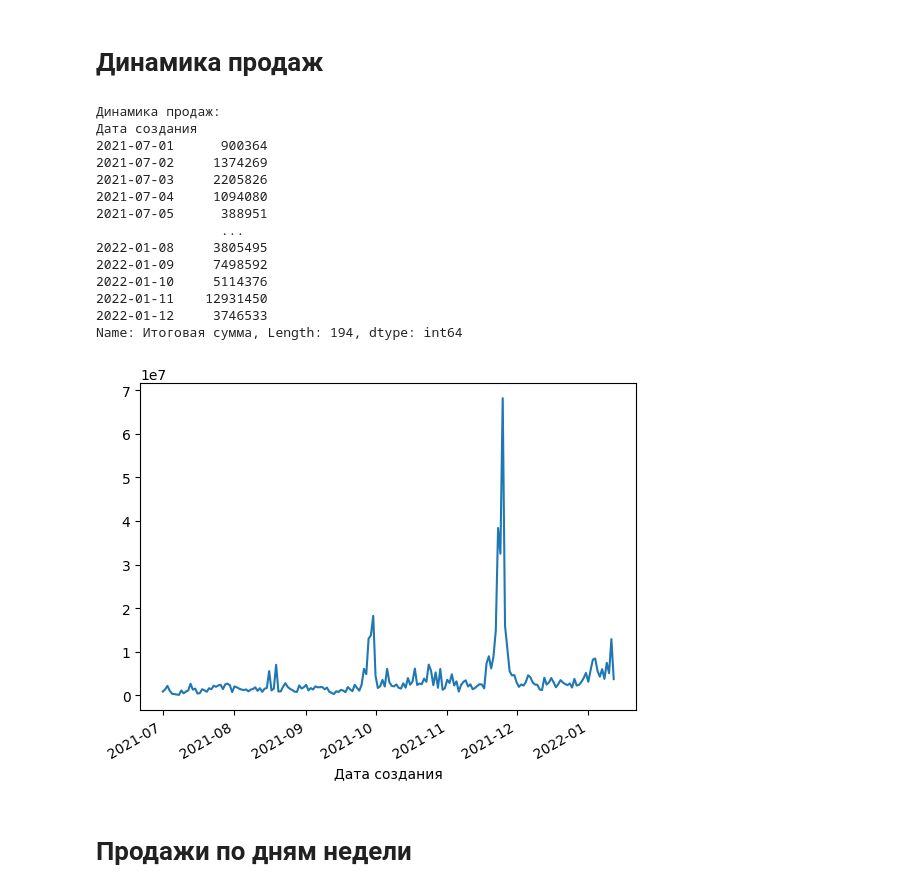
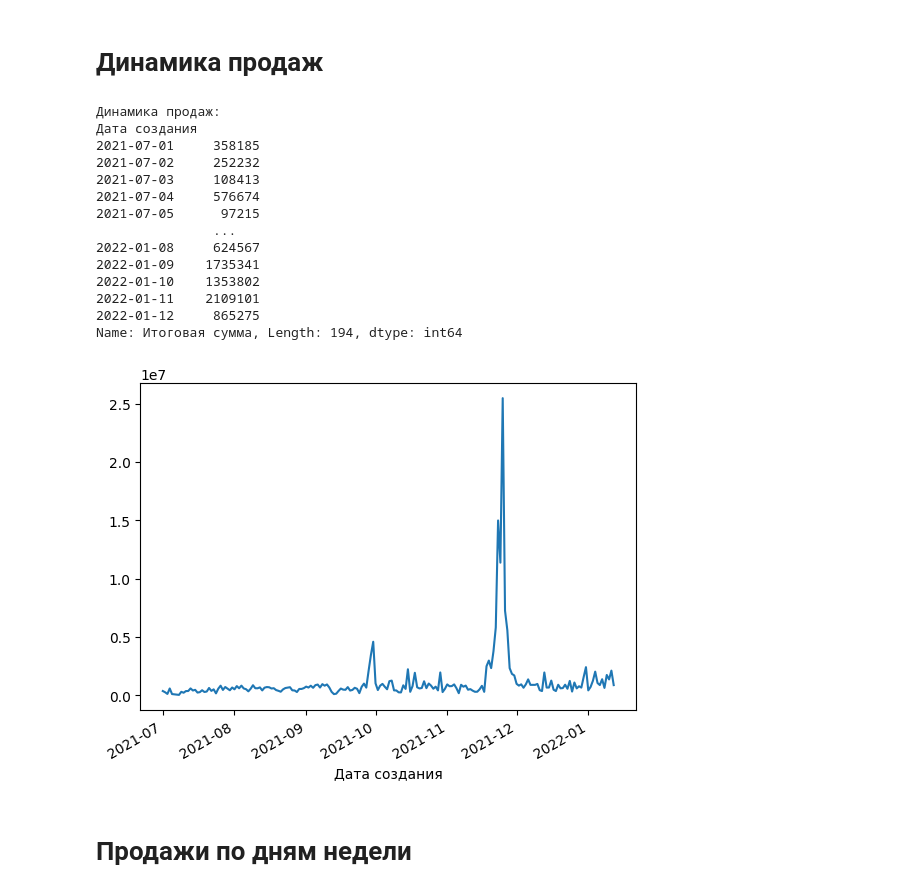
Before and after one commit to OlgaRv/Lesson_INT_AD, a Jupyter notebook: Lesson_01.ipynb, the cells around one changed output. Saved outputs shown, nothing was run; the diff lists cells and outputs as text; code cells hidden in the pictures.

```diff
--- a/Lesson_01.ipynb
+++ b/Lesson_01.ipynb
@@ -199,28 +199,28 @@ plt.show()
 # Динамика продаж
 # %%
 # Динамика продаж
-sales_dynamics = df.groupby('Дата создания')['Итоговая сумма'].sum()
+sales_dynamics = df.query('Статус in ("завершен", "получен")').groupby('Дата создания')['Итоговая сумма'].sum()
 print("Динамика продаж:")
 print(sales_dynamics)
 
 sales_dynamics.plot()
 plt.show()
 # %% [output]
 Динамика продаж:
 Дата создания
-2021-07-01      900364
-2021-07-02     1374269
-2021-07-03     2205826
-2021-07-04     1094080
-2021-07-05      388951
-                ...
-2022-01-08     3805495
-2022-01-09     7498592
-2022-01-10     5114376
-2022-01-11    12931450
-2022-01-12     3746533
+2021-07-01     358185
+2021-07-02     252232
+2021-07-03     108413
+2021-07-04     576674
+2021-07-05      97215
+               ...
+2022-01-08     624567
+2022-01-09    1735341
+2022-01-10    1353802
+2022-01-11    2109101
+2022-01-12     865275
 Name: Итоговая сумма, Length: 194, dtype: int64
-[figure, old version]
+[figure, new version]
 # %% [markdown]
 # Продажи по дням недели
 # %%
```
Also changed, not shown: parts of 7 cells of this notebook.
